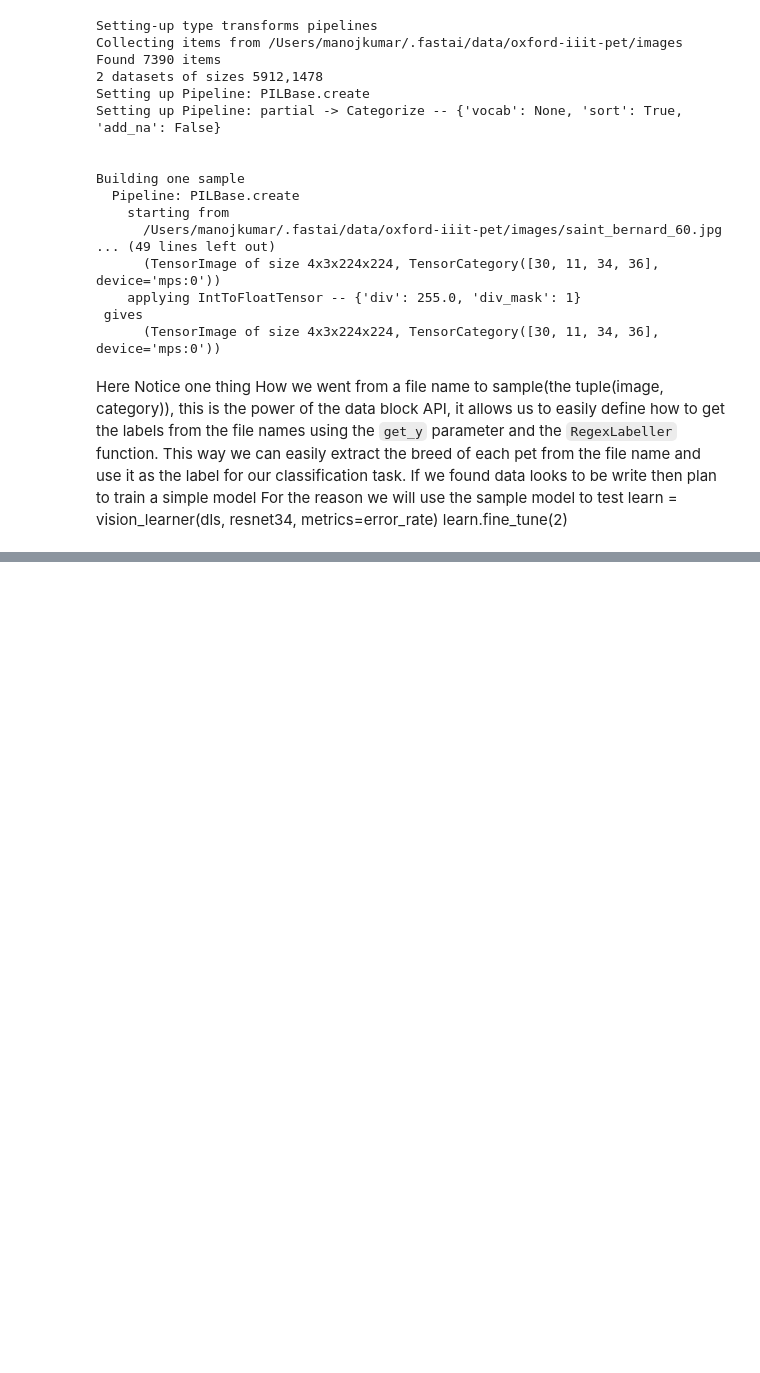
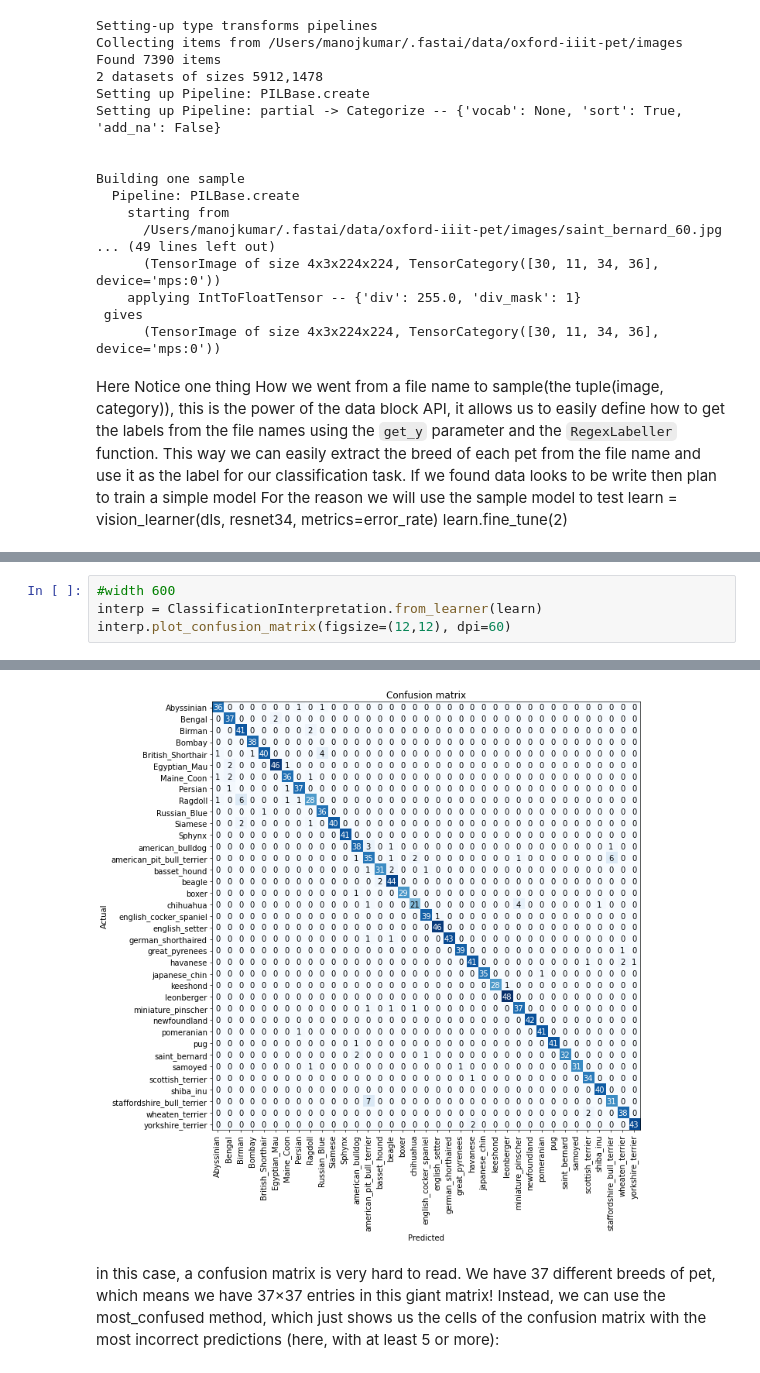
Before and after one commit to manojbaliyan16/project26, a Jupyter notebook: notebooks/5_pet_breads_CAT_Dog_Classifier.ipynb, the cells around one changed output, grey strips where cells are left out. Drawn from its saved outputs; the diff is of its cells as text; blank space fills up the shorter version.

```diff
--- a/notebooks/5_pet_breads_CAT_Dog_Classifier.ipynb
+++ b/notebooks/5_pet_breads_CAT_Dog_Classifier.ipynb
@@ -468,0 +636,5 @@ RuntimeError: Expected all tensors to be on the same device, but found at least
+# %%
+#width 600
+interp = ClassificationInterpretation.from_learner(learn)
+interp.plot_confusion_matrix(figsize=(12,12), dpi=60)
+# %% [output]
@@ -468,0 +643,3 @@ RuntimeError: Expected all tensors to be on the same device, but found at least
+[figure, added]
+# %% [markdown]
+in this case, a confusion matrix is very hard to read. We have 37 different breeds of pet, which means we have 37×37 entries in this giant matrix! Instead, we can use the most_confused method, which just shows us the cells of the confusion matrix with the most incorrect predictions (here, with at least 5 or more):
```
Also changed, not shown: parts of 56 cells of this notebook, 3 other files.
